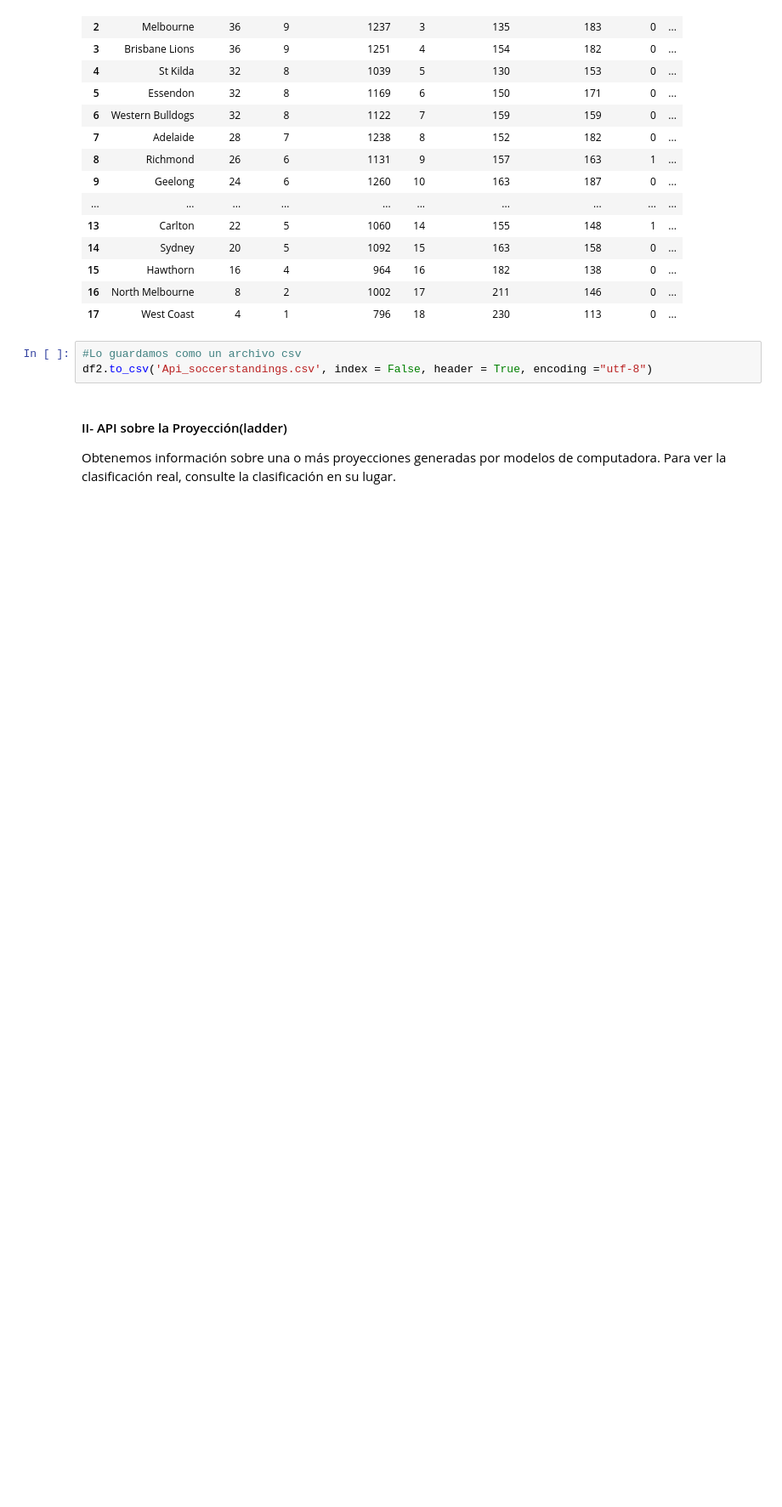
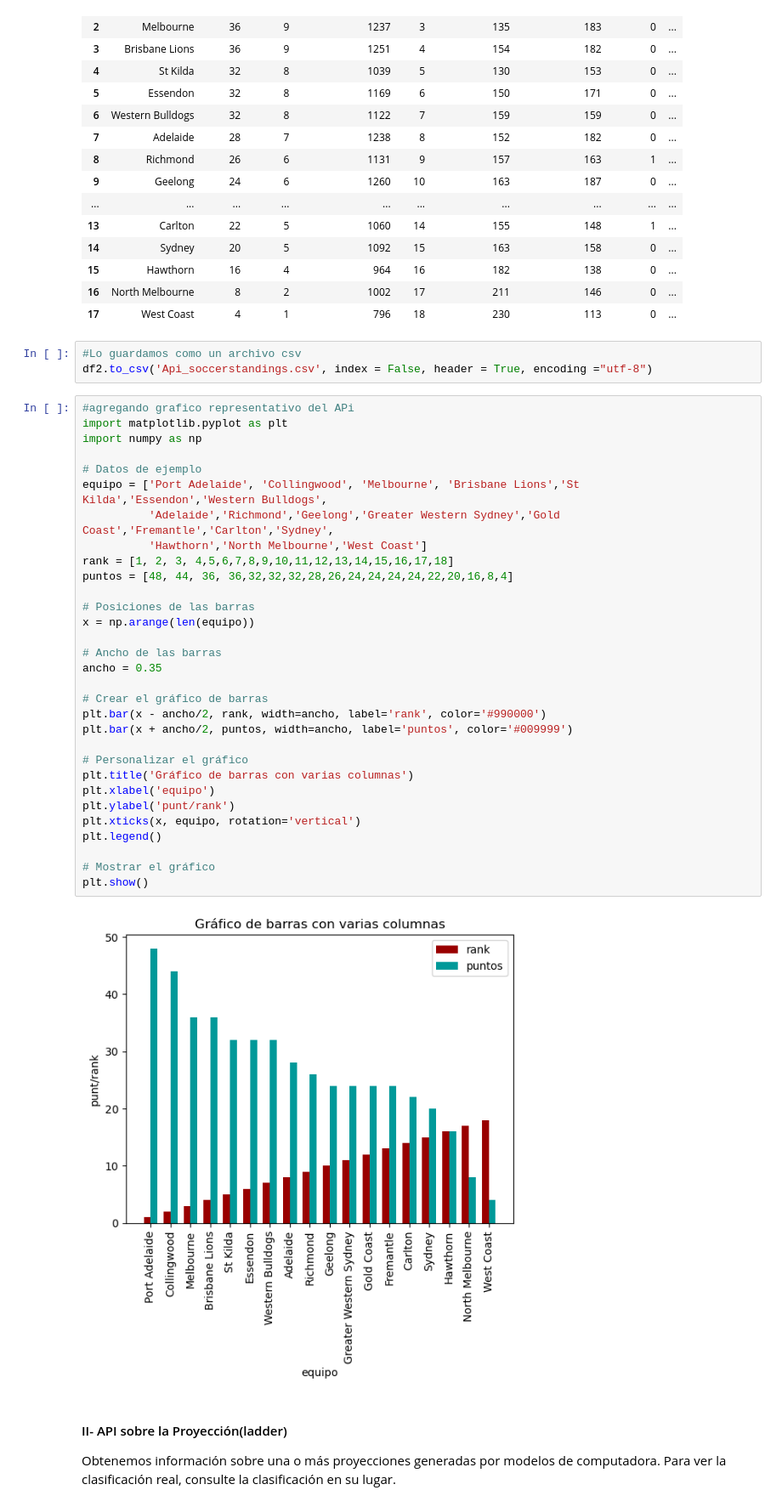
Before and after one commit to alexferjr/API, a Jupyter notebook: api.ipynb, the cells around one changed output. Shown at 85% size. Saved outputs shown, nothing was run; the diff lists cells and outputs as text; blank space fills up the shorter version.

Commit message:
agregando grafica

```diff
--- a/api.ipynb
+++ b/api.ipynb
@@ -164,6 +164,39 @@ df2
 # %%
 #Lo guardamos como un archivo csv
 df2.to_csv('Api_soccerstandings.csv', index = False, header = True, encoding ="utf-8")
+# %%
+#agregando grafico representativo del APi
+import matplotlib.pyplot as plt
+import numpy as np
+
+# Datos de ejemplo
+equipo = ['Port Adelaide', 'Collingwood', 'Melbourne', 'Brisbane Lions','St Kilda','Essendon','Western Bulldogs',
+          'Adelaide','Richmond','Geelong','Greater Western Sydney','Gold Coast','Fremantle','Carlton','Sydney',
+          'Hawthorn','North Melbourne','West Coast']
+rank = [1, 2, 3, 4,5,6,7,8,9,10,11,12,13,14,15,16,17,18]
+puntos = [48, 44, 36, 36,32,32,32,28,26,24,24,24,24,22,20,16,8,4]
+
+# Posiciones de las barras
+x = np.arange(len(equipo))
+
+# Ancho de las barras
+ancho = 0.35
+
+# Crear el gráfico de barras
+plt.bar(x - ancho/2, rank, width=ancho, label='rank', color='#990000')
+plt.bar(x + ancho/2, puntos, width=ancho, label='puntos', color='#009999')
+
+# Personalizar el gráfico
+plt.title('Gráfico de barras con varias columnas')
+plt.xlabel('equipo')
+plt.ylabel('punt/rank')
+plt.xticks(x, equipo, rotation='vertical')
+plt.legend()
+
+# Mostrar el gráfico
+plt.show()
+# %% [output]
+[figure, added]
 # %% [markdown]
 #### II- API sobre la Proyección(ladder)
 Obtenemos información sobre una o más proyecciones generadas por modelos de computadora. Para ver la clasificación real, consulte la clasificación en su lugar.
```
